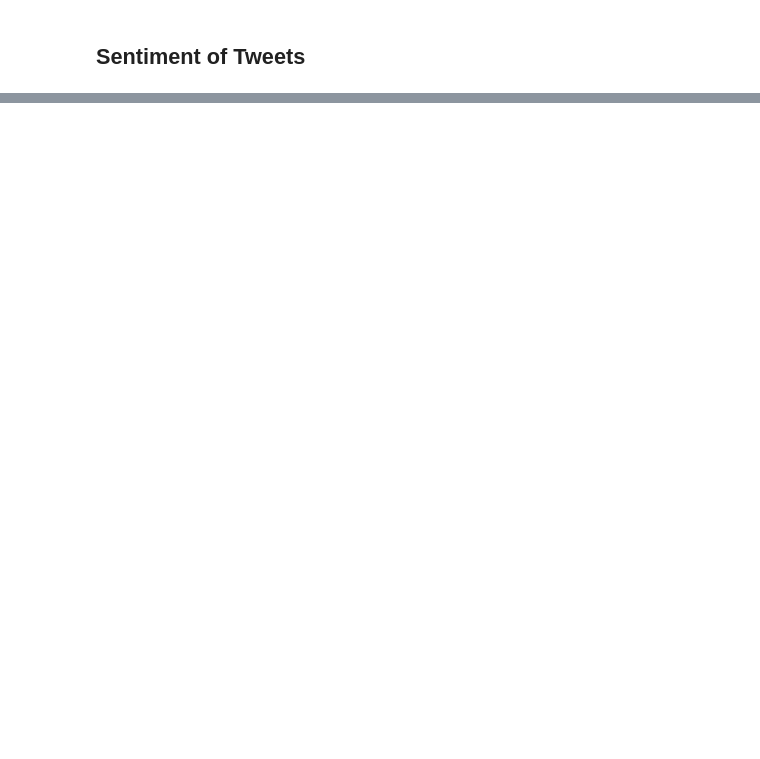
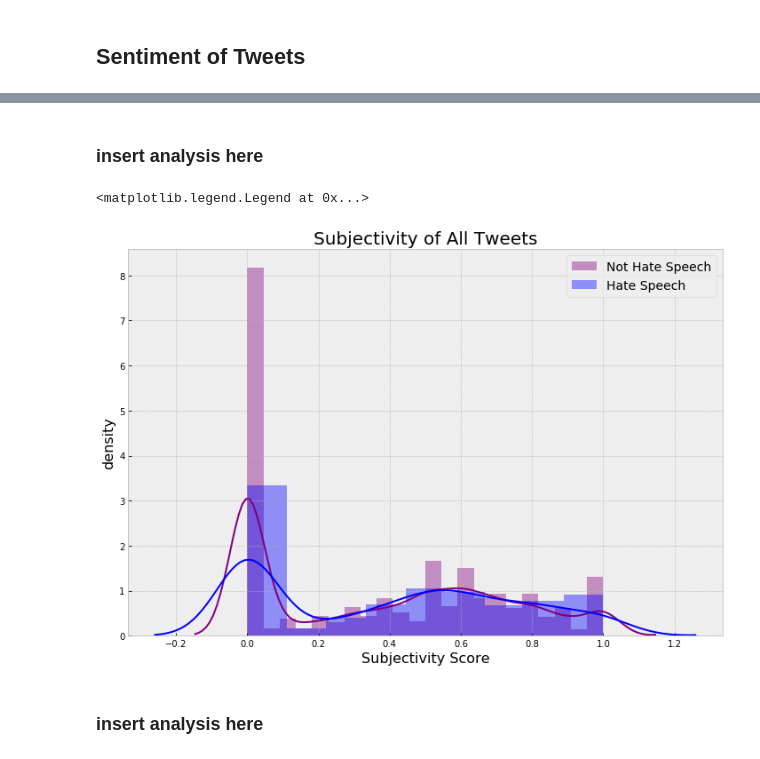
Before and after one commit to sidneykung/twitter_hate_speech_detection, a Jupyter notebook: preprocessing/sentiment_analysis.ipynb, the cells around one changed output, grey strips where cells are left out. Cells and saved outputs as stored; diff of their text form; code cells hidden in the pictures; blank space fills up the shorter version.

```diff
--- a/preprocessing/sentiment_analysis.ipynb
+++ b/preprocessing/sentiment_analysis.ipynb
@@ -42,0 +81,17 @@ clean_df.head()
+# %% [markdown]
+### insert analysis here
+# %%
+# creating dnsity plot for each label's subjectivity scores
+plt.figure(figsize=(12, 8))
+ax = sns.distplot(clean_df['subjectivity'][clean_df['label'] == 0], label='Not Hate Speech', color='purple')
+ax = sns.distplot(clean_df['subjectivity'][clean_df['label'] == 1], label='Hate Speech', color='blue')
+# setting label, title and legend
+ax.set_title('Subjectivity of All Tweets', fontsize=20)
+ax.set_ylabel('density', fontsize=16)
+ax.set_xlabel('Subjectivity Score', fontsize=16)
+ax.legend(prop=dict(size=14))
+# %% [output]
+<matplotlib.legend.Legend at 0x...>
+[figure, added]
+# %% [markdown]
+### insert analysis here
```
Also changed, not shown: parts of 10 cells of this notebook.
